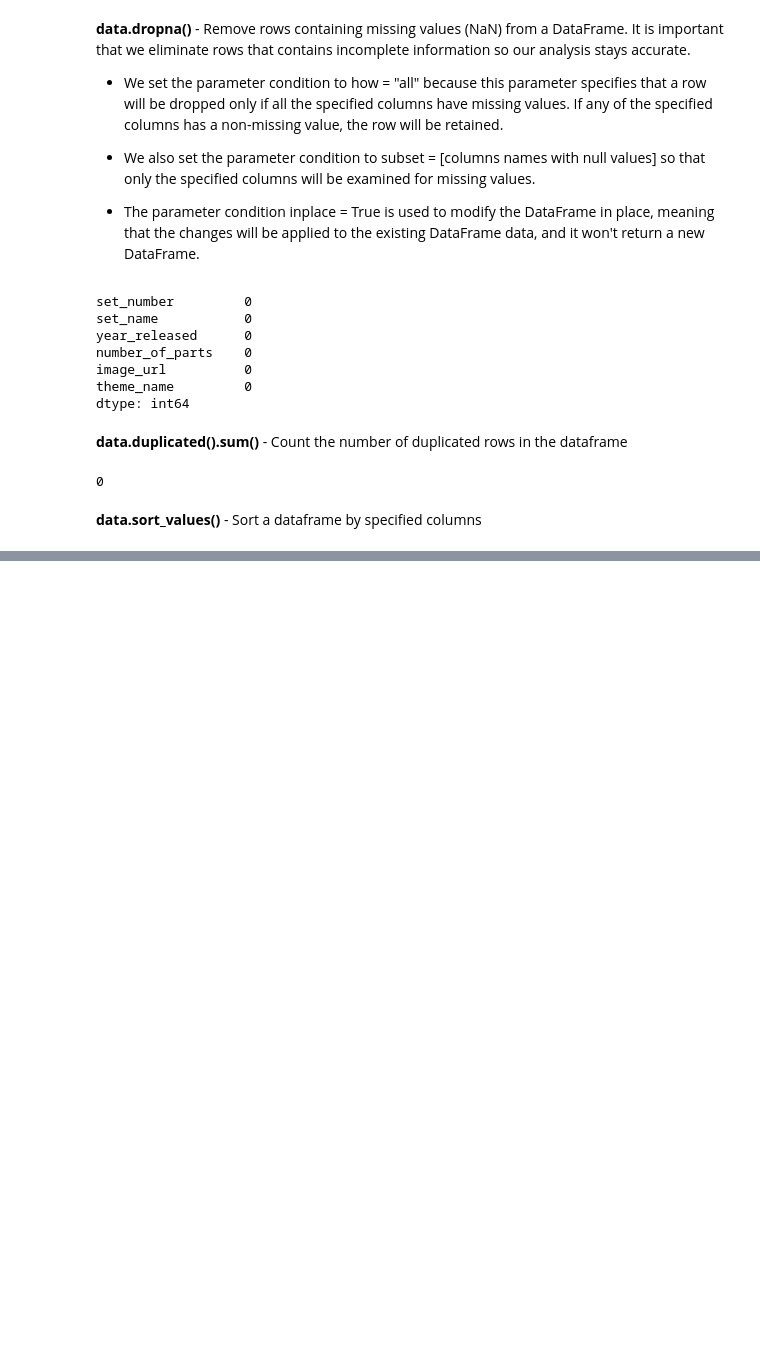
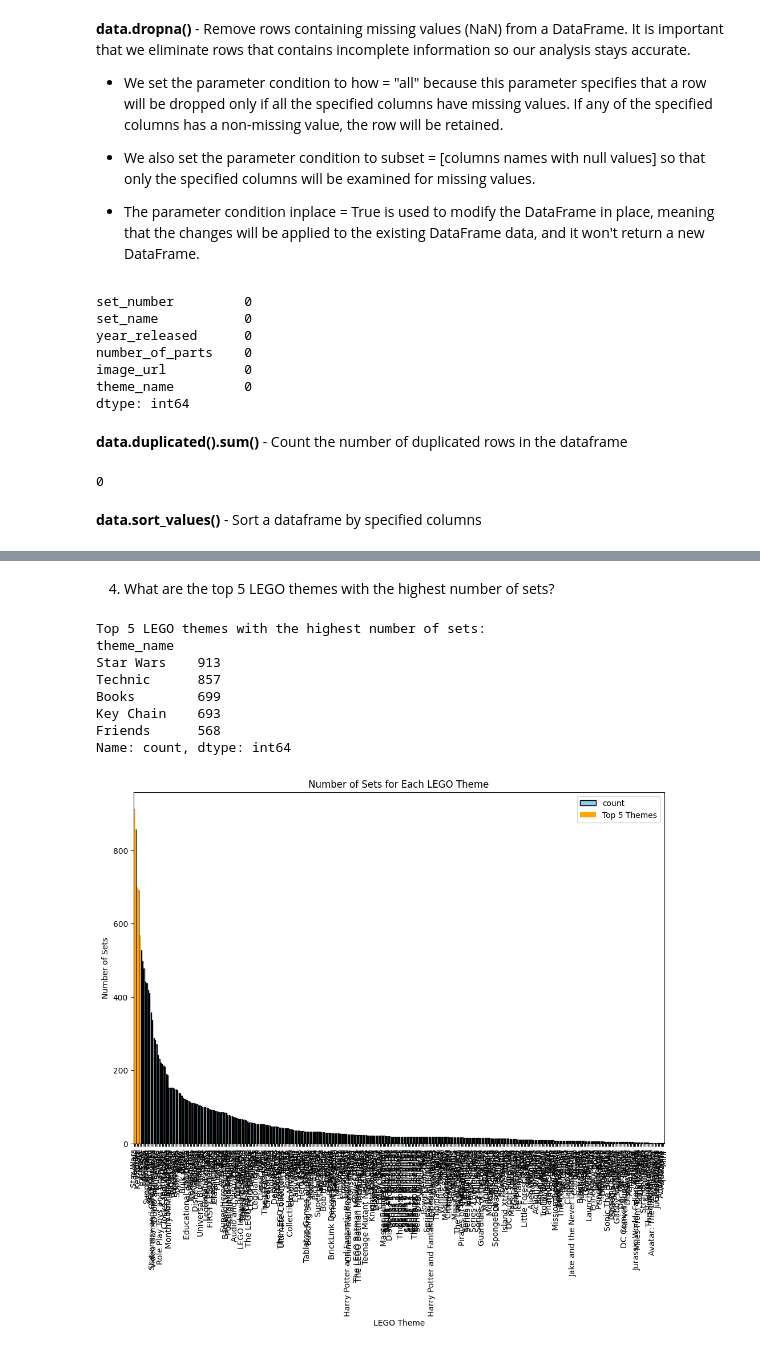
Before and after one commit to Delicatessen0/Project2, a Jupyter notebook: notebook/legos.ipynb, the cells around one changed output, grey strips where cells are left out. Cells and saved outputs as stored; diff of their text form; code cells hidden in the pictures; blank space fills up the shorter version.

```diff
--- a/notebook/legos.ipynb
+++ b/notebook/legos.ipynb
@@ -154,0 +300,40 @@ data.sort_values('theme_name')
+# %% [markdown]
+4. What are the top 5 LEGO themes with the highest number of sets?
+# %%
+# Count the number of sets for each LEGO theme
+theme_counts = data['theme_name'].value_counts()
+
+# Select the top 5 themes with the highest number of sets
+top5_high_sets = theme_counts.nlargest(5)
+
+# Print result
+print("Top 5 LEGO themes with the highest number of sets:")
+print(top5_high_sets)
+
+# Plotting the data
+plt.figure(figsize=(12, 8))
+theme_counts.plot(kind='bar', color='skyblue', edgecolor='black')
+
+# Highlight the top 5 themes
+plt.bar(top5_high_sets.index, top5_high_sets.values, color='orange', label='Top 5 Themes')
+
+# Adding labels and title
+plt.xlabel('LEGO Theme')
+plt.ylabel('Number of Sets')
+plt.title('Number of Sets for Each LEGO Theme')
+
+# Adding legend
+plt.legend()
+
+# Show the plot
+plt.show()
+# %% [output]
+Top 5 LEGO themes with the highest number of sets:
+theme_name
+Star Wars    913
+Technic      857
+Books        699
+Key Chain    693
+Friends      568
+Name: count, dtype: int64
+[figure, added]
```
Also changed, not shown: parts of 17 cells of this notebook.
